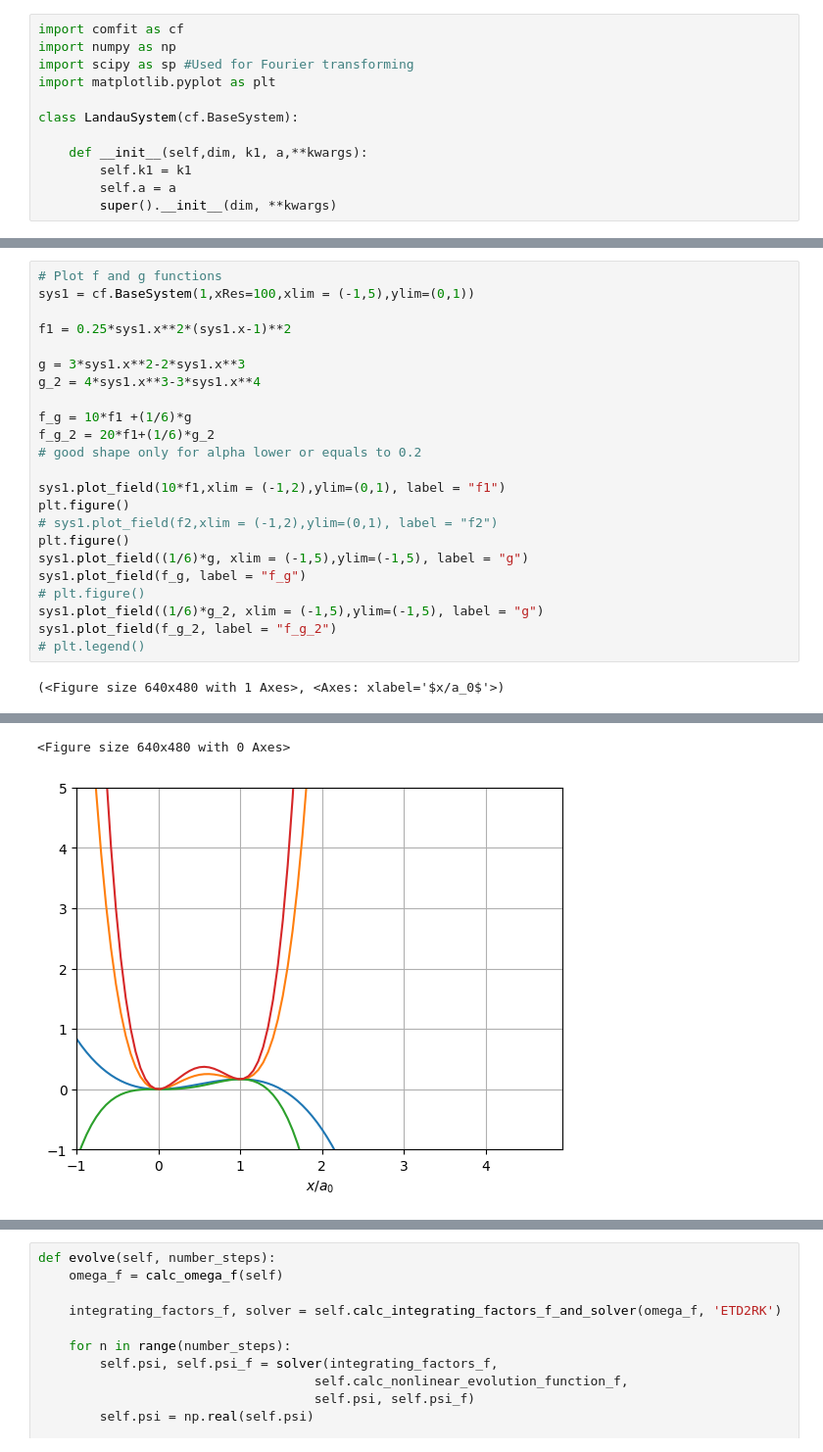
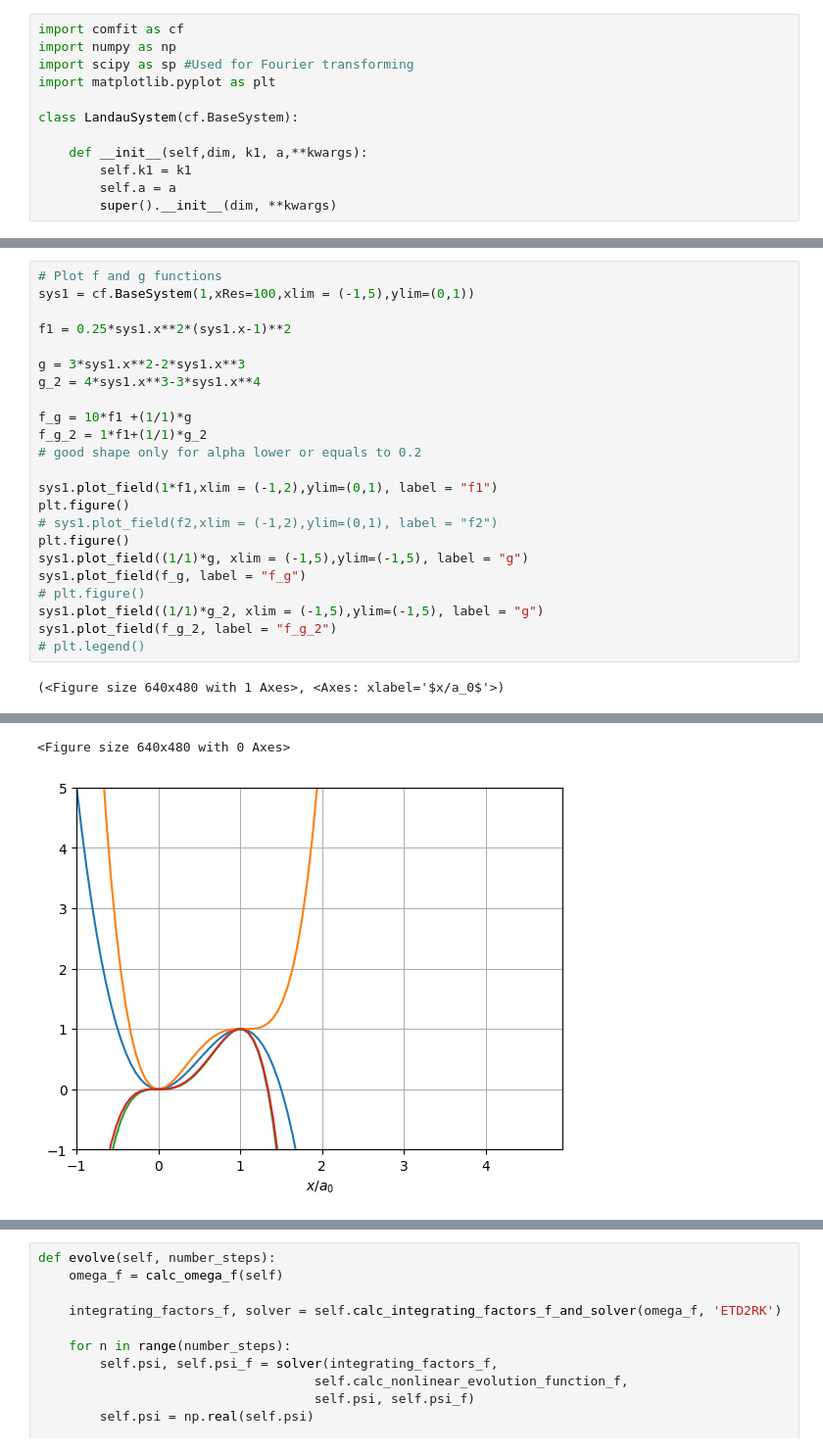
Before and after one commit to Laetitia825/Phase-field-first-model, a Jupyter notebook: first_try_230524.ipynb, the cells around one changed output, grey strips where cells are left out. Shown: that part at 98% size. Saved outputs shown, nothing was run; the diff lists cells and outputs as text.

```diff
--- a/first_try_230524.ipynb
+++ b/first_try_230524.ipynb
@@ -36,18 +39,18 @@ f1 = 0.25*sys1.x**2*(sys1.x-1)**2
 g = 3*sys1.x**2-2*sys1.x**3
 g_2 = 4*sys1.x**3-3*sys1.x**4
 
-f_g = 10*f1 +(1/6)*g
-f_g_2 = 20*f1+(1/6)*g_2
+f_g = 10*f1 +(1/1)*g
+f_g_2 = 1*f1+(1/1)*g_2
 # good shape only for alpha lower or equals to 0.2
 
-sys1.plot_field(10*f1,xlim = (-1,2),ylim=(0,1), label = "f1")
+sys1.plot_field(1*f1,xlim = (-1,2),ylim=(0,1), label = "f1")
 plt.figure()
 # sys1.plot_field(f2,xlim = (-1,2),ylim=(0,1), label = "f2")
 plt.figure()
-sys1.plot_field((1/6)*g, xlim = (-1,5),ylim=(-1,5), label = "g")
+sys1.plot_field((1/1)*g, xlim = (-1,5),ylim=(-1,5), label = "g")
 sys1.plot_field(f_g, label = "f_g")
 # plt.figure()
-sys1.plot_field((1/6)*g_2, xlim = (-1,5),ylim=(-1,5), label = "g")
+sys1.plot_field((1/1)*g_2, xlim = (-1,5),ylim=(-1,5), label = "g")
 sys1.plot_field(f_g_2, label = "f_g_2")
 # plt.legend()
 # %% [output]
@@ -56,2 +59,2 @@ sys1.plot_field(f_g_2, label = "f_g_2")
 <Figure size 640x480 with 0 Axes>
-[figure, old version]
+[figure, new version]
```
Also changed, not shown: parts of 15 cells of this notebook.
